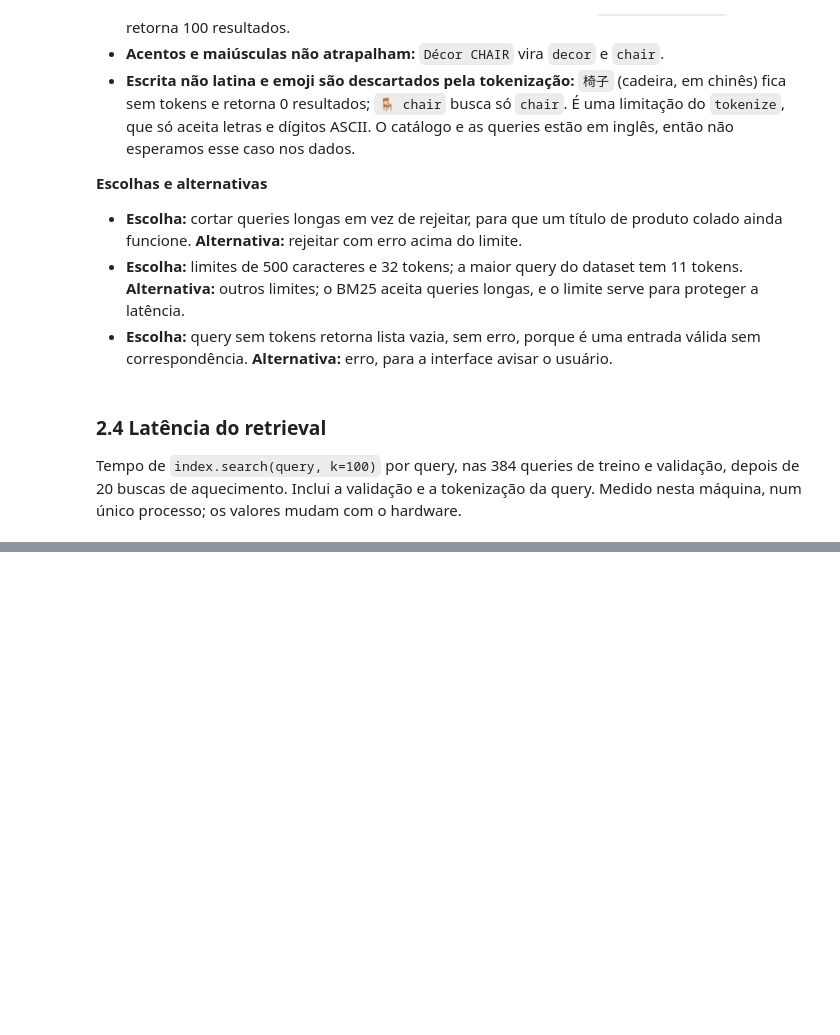
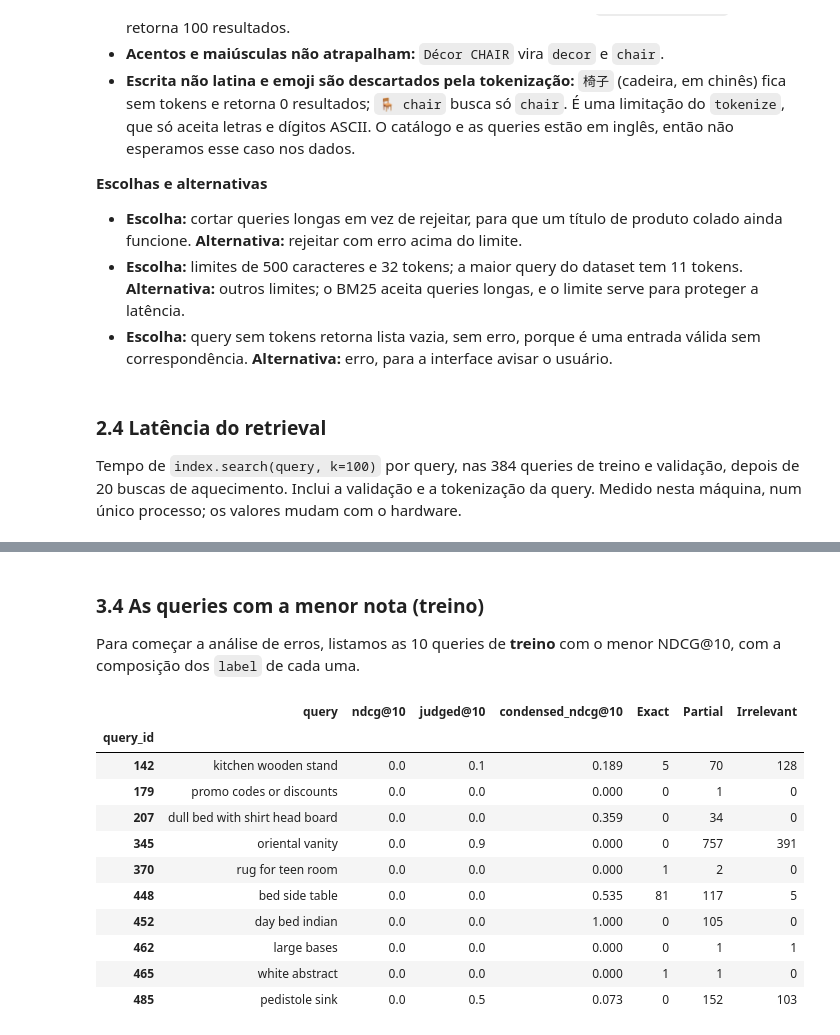
Before and after one commit to lubepe/ml_challenge, a Jupyter notebook: notebooks/02_bm25.ipynb, the cells around one changed output, grey strips where cells are left out. Drawn from its saved outputs; the diff is of its cells as text; code cells hidden in the pictures; blank space fills up the shorter version.

```diff
--- a/notebooks/02_bm25.ipynb
+++ b/notebooks/02_bm25.ipynb
@@ -453,0 +511,14 @@ macOS-15.7.4-x86_64-i386-64bit-Mach-O | i386
+# %%
+unjudged_rows = []
+for part, table in per_query.items():
+    condensed = table.assign(**{"ndcg@10": table["condensed_ndcg@10"]})
+    comparison = evaluate.paired_bootstrap(condensed, table, "ndcg@10")
+    unjudged_rows.append({
+        "part": part,
+        "judged@10": table["judged@10"].mean(),
+        "queries_with_unjudged_in_top10_pct": (table["judged@10"] < 1).mean() * 100,
+        "condensed_minus_ndcg": comparison["mean_difference"],
+        "ci_low": comparison["ci_low"],
+        "ci_high": comparison["ci_high"],
+    })
+display(pd.DataFrame(unjudged_rows).round(3))
@@ -453,0 +610,21 @@ macOS-15.7.4-x86_64-i386-64bit-Mach-O | i386
+# %% [markdown]
+### 3.4 As queries com a menor nota (treino)
+
+Para começar a análise de erros, listamos as 10 queries de **treino** com o menor NDCG@10, com a composição dos `label` de cada uma.
+# %%
+train_view = dev[dev["part"] == "train"].join(queries.set_index("query_id")["query"])
+worst = train_view.nsmallest(10, "ndcg@10")
+display(worst[["query", "ndcg@10", "judged@10", "condensed_ndcg@10", "Exact", "Partial", "Irrelevant"]].round(3))
+# %% [output]
+|  | query | ndcg@10 | judged@10 | condensed_ndcg@10 | Exact | Partial | Irrelevant |
+| query_id |  |  |  |  |  |  |  |
+| 142 | kitchen wooden stand | 0.0 | 0.1 | 0.189 | 5 | 70 | 128 |
+| 179 | promo codes or discounts | 0.0 | 0.0 | 0.000 | 0 | 1 | 0 |
+| 207 | dull bed with shirt head board | 0.0 | 0.0 | 0.359 | 0 | 34 | 0 |
+| 345 | oriental vanity | 0.0 | 0.9 | 0.000 | 0 | 757 | 391 |
+| 370 | rug for teen room | 0.0 | 0.0 | 0.000 | 1 | 2 | 0 |
+| 448 | bed side table | 0.0 | 0.0 | 0.535 | 81 | 117 | 5 |
+| 452 | day bed indian | 0.0 | 0.0 | 1.000 | 0 | 105 | 0 |
+| 462 | large bases | 0.0 | 0.0 | 0.000 | 0 | 1 | 1 |
+| 465 | white abstract | 0.0 | 0.0 | 0.000 | 1 | 1 | 0 |
+| 485 | pedistole sink | 0.0 | 0.5 | 0.073 | 0 | 152 | 103 |
```
Also changed, not shown: parts of 16 cells of this notebook, 7 other files.
